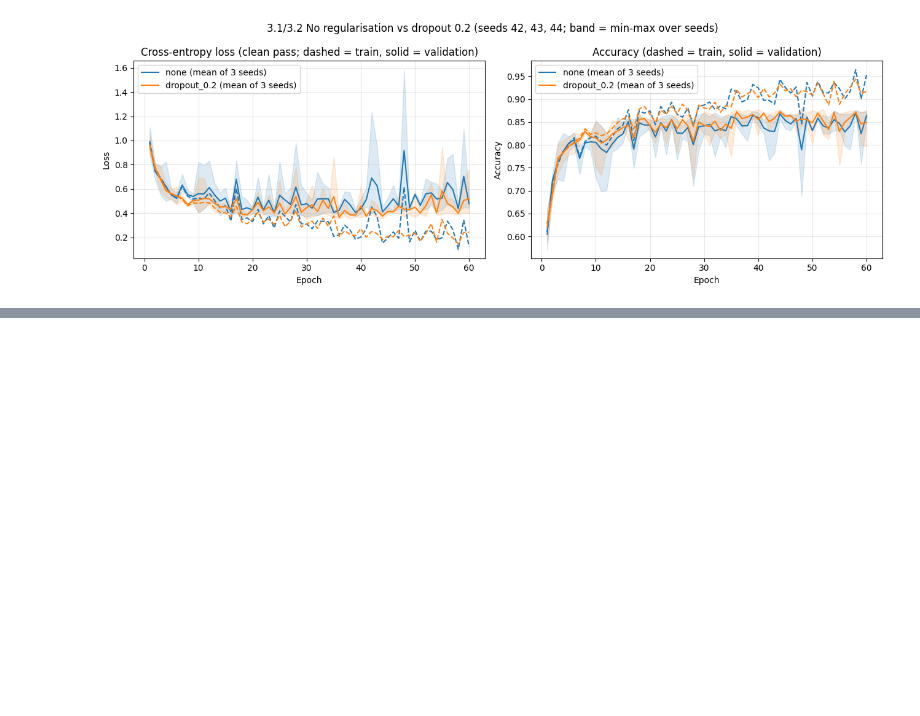
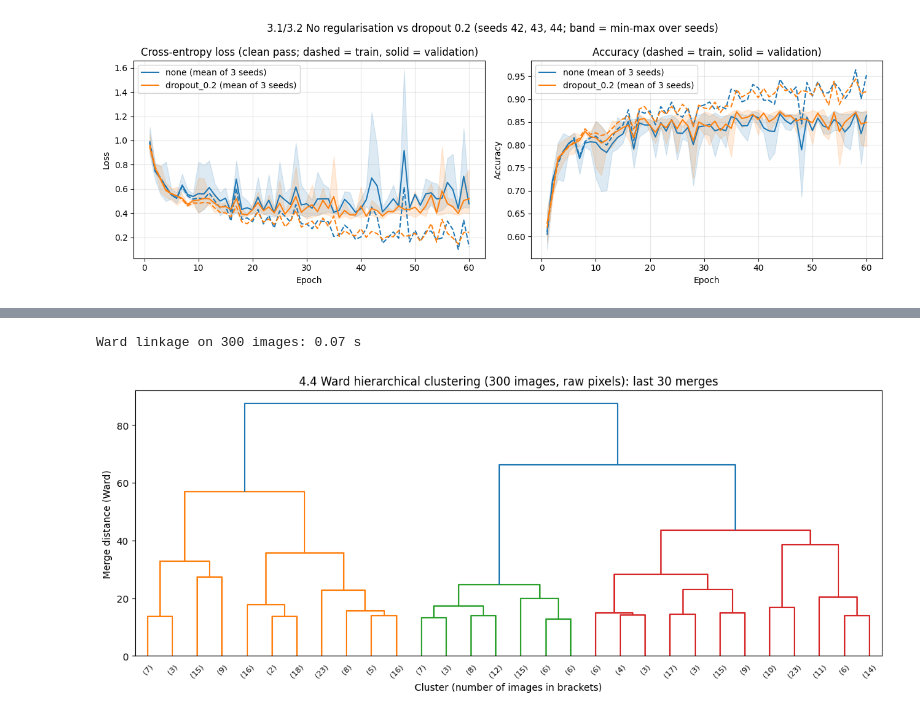
Before and after one commit to butthamza20/ECS708U-P-Fashion-MNIST-Coursework, a Jupyter notebook: ECS708U_P_Fashion_MNIST_Coursework.ipynb, the cells around one changed output, grey strips where cells are left out. Cells and saved outputs as stored; diff of their text form; code cells hidden in the pictures; blank space fills up the shorter version.

```diff
--- a/ECS708U_P_Fashion_MNIST_Coursework.ipynb
+++ b/ECS708U_P_Fashion_MNIST_Coursework.ipynb
@@ -1802,0 +2025,26 @@ plt.show()
+# %%
+hier_rows, _ = train_test_split(
+    np.arange(len(Xc_train)),        # rows of Xc_train
+    train_size=300,
+    stratify=yc_train,               # 30 per class (labels used only to build the subset)
+    random_state=SEED,
+)
+np.save("splits/hier_indices.npy", np.array(cluster_train_indices)[hier_rows])   # original positions
+
+Xh = Xc_train[hier_rows]
+yh = yc_train[hier_rows]
+
+start = time.time()
+Z = linkage(Xh, method="ward")       # Euclidean distance, Ward linkage; no labels
+print(f"Ward linkage on {len(Xh)} images: {time.time() - start:.2f} s")
+# %% [output]
+Ward linkage on 300 images: 0.07 s
+# %%
+plt.figure(figsize=(14, 5))
+dendrogram(Z, truncate_mode="lastp", p=30, show_leaf_counts=True, leaf_font_size=8)
+plt.title("4.4 Ward hierarchical clustering (300 images, raw pixels): last 30 merges")
+plt.xlabel("Cluster (number of images in brackets)")
+plt.ylabel("Merge distance (Ward)")
+plt.show()
+# %% [output]
+[figure, added]
```
Also changed, not shown: parts of 28 cells of this notebook.
